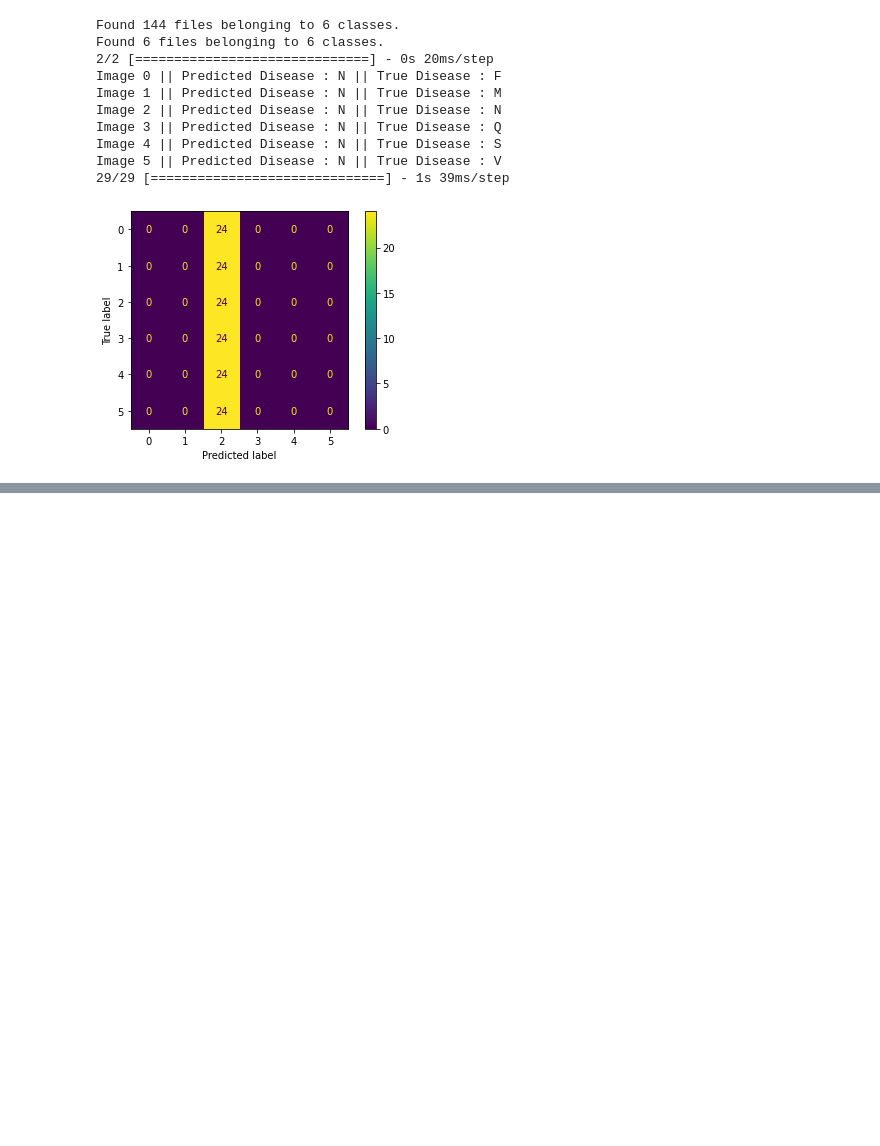
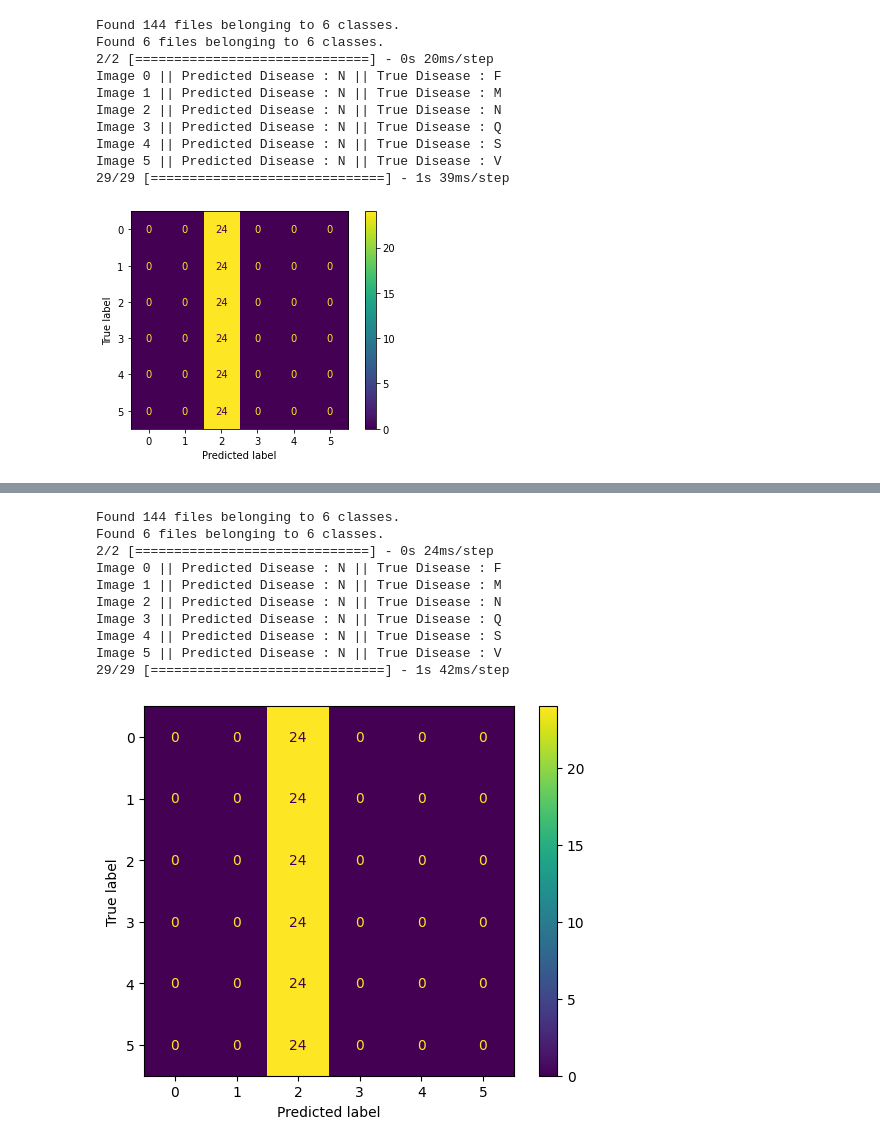
Before and after one commit to Henryk07/ESP3201_Project, a Jupyter notebook: model_test.ipynb, the cells around one changed output, grey strips where cells are left out. Saved outputs shown, nothing was run; the diff lists cells and outputs as text; code cells hidden in the pictures; blank space fills up the shorter version.

Commit message:
results of testing model 4

```diff
--- a/model_test.ipynb
+++ b/model_test.ipynb
@@ -173,0 +186,21 @@ Image 5 || Predicted Disease : N || True Disease : V
+# %%
+model4 = tf.keras.models.load_model('model/model_20E_8_2_bw.h5')
+
+simpledata=tf.keras.utils.image_dataset_from_directory("Small_dataset/S_datas_labels_cb_bw",shuffle=False,batch_size=5)
+predictdata=tf.keras.utils.image_dataset_from_directory("Small_dataset/S_prediction_datas_labels_bw",shuffle=False,batch_size=5)
+
+
+modeltest(model4,predictdata)
+confusionmatrix(model4,simpledata)
+# %% [output]
+Found 144 files belonging to 6 classes.
+Found 6 files belonging to 6 classes.
+2/2 [==============================] - 0s 24ms/step
+Image 0 || Predicted Disease : N || True Disease : F
+Image 1 || Predicted Disease : N || True Disease : M
+Image 2 || Predicted Disease : N || True Disease : N
+Image 3 || Predicted Disease : N || True Disease : Q
+Image 4 || Predicted Disease : N || True Disease : S
+Image 5 || Predicted Disease : N || True Disease : V
+29/29 [==============================] - 1s 42ms/step
+[figure, added]
```
Also changed, not shown: parts of 1 cell of this notebook.
